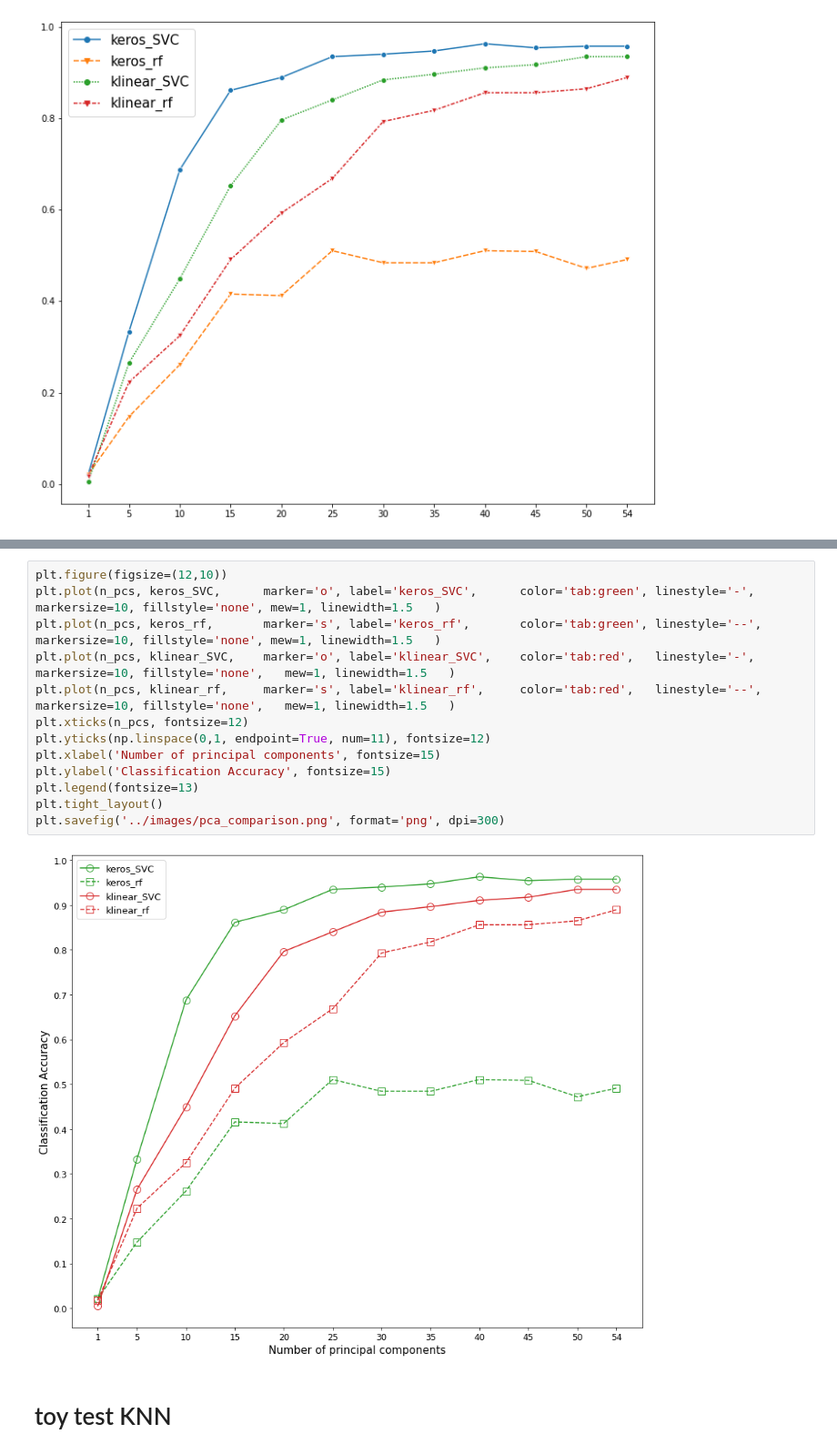
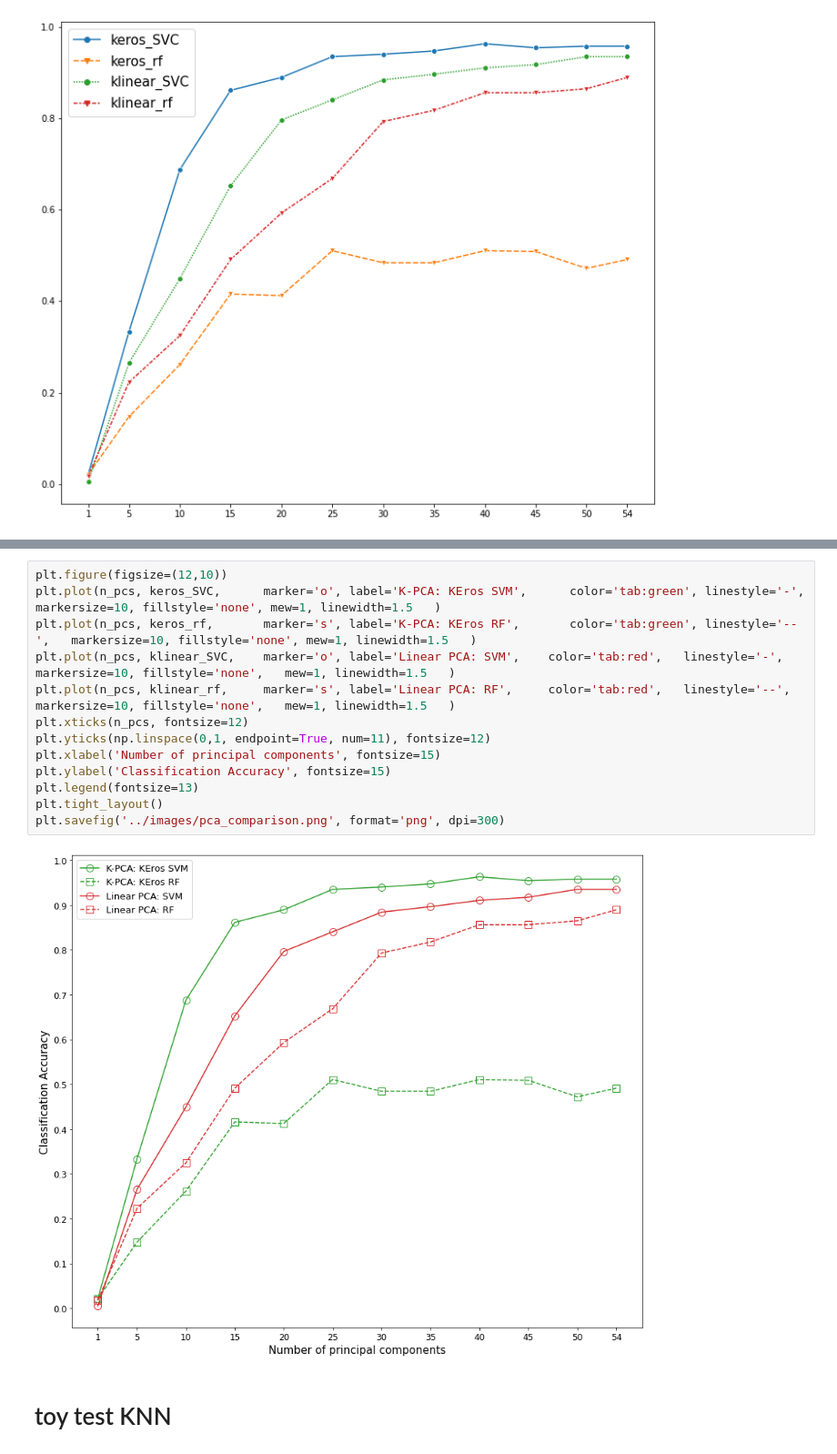
Before and after one commit to notlosca/auslan-classification, a Jupyter notebook: plots.ipynb, the cells around one changed output, grey strips where cells are left out. Shown at 91% size. Drawn from its saved outputs; the diff is of its cells as text.

```diff
--- a/plots.ipynb
+++ b/plots.ipynb
@@ -75,18 +64,18 @@ ValueError: Per-column arrays must each be 1-dimensional
 # %%
 plt.figure(figsize=(12,10))
-plt.plot(n_pcs, keros_SVC,      marker='o', label='keros_SVC',      color='tab:green', linestyle='-',   markersize=10, fillstyle='none', mew=1, linewidth=1.5   )
-plt.plot(n_pcs, keros_rf,       marker='s', label='keros_rf',       color='tab:green', linestyle='--',   markersize=10, fillstyle='none', mew=1, linewidth=1.5   )
-plt.plot(n_pcs, klinear_SVC,    marker='o', label='klinear_SVC',    color='tab:red',   linestyle='-',   markersize=10, fillstyle='none',   mew=1, linewidth=1.5   )
-plt.plot(n_pcs, klinear_rf,     marker='s', label='klinear_rf',     color='tab:red',   linestyle='--',   markersize=10, fillstyle='none',   mew=1, linewidth=1.5   )
+plt.plot(n_pcs, keros_SVC,      marker='o', label='K-PCA: KEros SVM',      color='tab:green', linestyle='-',   markersize=10, fillstyle='none', mew=1, linewidth=1.5   )
+plt.plot(n_pcs, keros_rf,       marker='s', label='K-PCA: KEros RF',       color='tab:green', linestyle='--',   markersize=10, fillstyle='none', mew=1, linewidth=1.5   )
+plt.plot(n_pcs, klinear_SVC,    marker='o', label='Linear PCA: SVM',    color='tab:red',   linestyle='-',   markersize=10, fillstyle='none',   mew=1, linewidth=1.5   )
+plt.plot(n_pcs, klinear_rf,     marker='s', label='Linear PCA: RF',     color='tab:red',   linestyle='--',   markersize=10, fillstyle='none',   mew=1, linewidth=1.5   )
 plt.xticks(n_pcs, fontsize=12)
 plt.yticks(np.linspace(0,1, endpoint=True, num=11), fontsize=12)
 plt.xlabel('Number of principal components', fontsize=15)
 plt.ylabel('Classification Accuracy', fontsize=15)
 plt.legend(fontsize=13)
 plt.tight_layout()
 plt.savefig('../images/pca_comparison.png', format='png', dpi=300)
 # %% [output]
-[figure, old version]
+[figure, new version]
 # %% [markdown]
 # toy test KNN
 # %%
```
Also changed, not shown: parts of 4 cells of this notebook.
